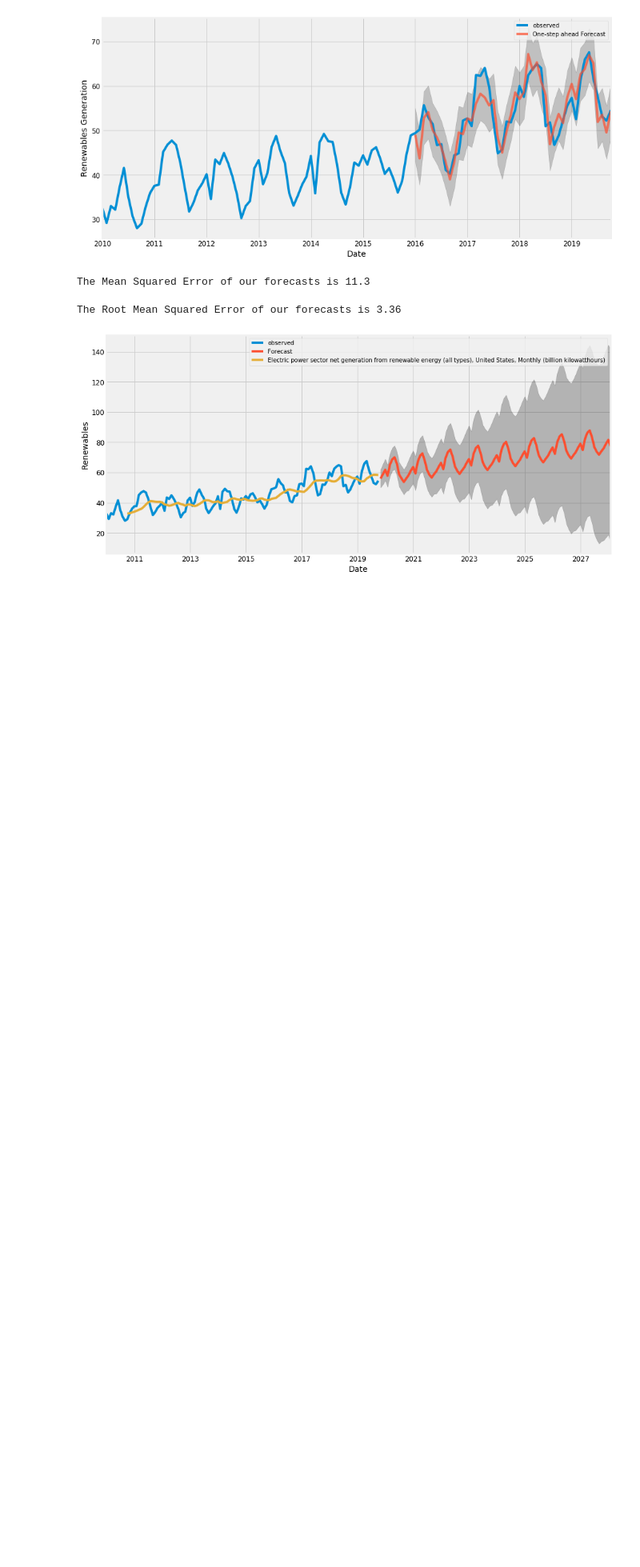
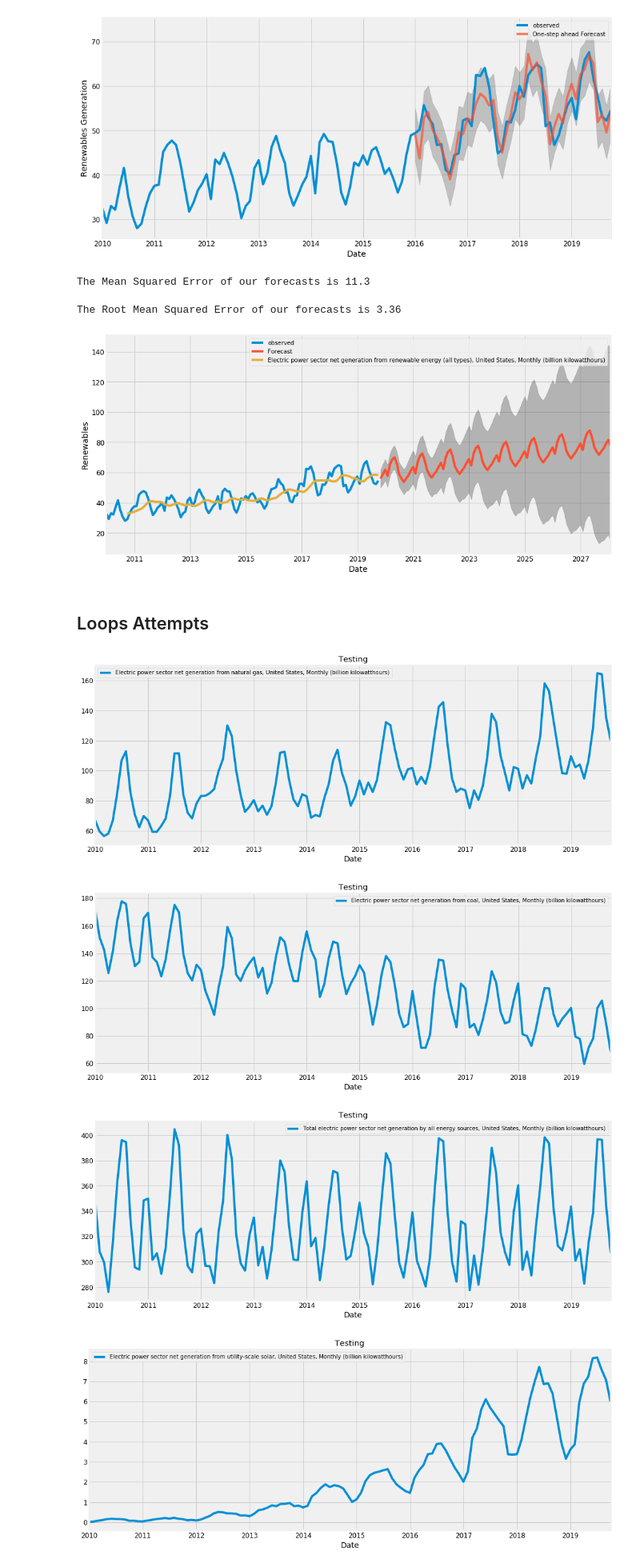
Before and after one commit to wtcarnes/Project-3-, a Jupyter notebook: static/Python/Analysis 4 - MultiVariate ML.ipynb, the cells around one changed output. Shown at 80% size. Cells and saved outputs as stored; diff of their text form; code cells hidden in the pictures; blank space fills up the shorter version.

```diff
--- a/static/Python/Analysis 4 - MultiVariate ML.ipynb
+++ b/static/Python/Analysis 4 - MultiVariate ML.ipynb
@@ -140,6 +140,8 @@ coal_pct_green = coal/renew_sum
 petro_pct_green = petro/renew_sum
 solar_pct_green = solar/renew_sum
 wind_pct_green = wind/renew_sum
+# %%
+var = [nat_gas, coal, total, solar, wind, renew_sum]
 # %%
 MA = renew_sum.rolling(10).mean()
 MA.plot()
@@ -228,3 +231,17 @@ ma.L1         -0.8563      0.092     -9.313      0.000      -1.037      -0.676
 ar.S.L12      -0.3564      0.094     -3.800      0.000      -0.540      -0.173
 sigma2         9.2898      1.619      5.737      0.000       6.116      12.463
 ==============================================================================
+# %%
+models = []
+model_results = []
+
+for i in var:
+    model = sm.tsa.statespace.SARIMAX(i,
+                                order=(1, 1, 1),
+                                seasonal_order=(1, 1, 0, 12),
+                                enforce_stationarity=False,
+                                enforce_invertibility=False)
+    model_results.append(model.fit())
+# %%
+for i in model_results:
+    print(i.summary().tables[1])
@@ -276,3 +311,17 @@ plt.legend()
 plt.show()
 # %% [output]
 [figure]
+# %% [markdown]
+## Loops Attempts
+# %%
+for i in var:
+    i.plot(figsize=(15, 6))
+#     i.plot()
+    plt.legend()
+    plt.title("Testing")
+    plt.show()
+# %% [output]
+[figure, added]
+[figure, added]
+[figure, added]
+[figure, added]
```
Also changed, not shown: parts of 19 cells of this notebook.
